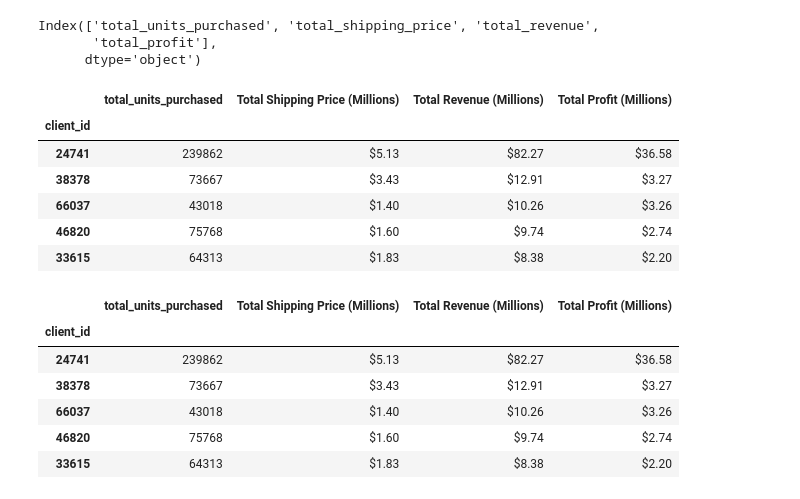
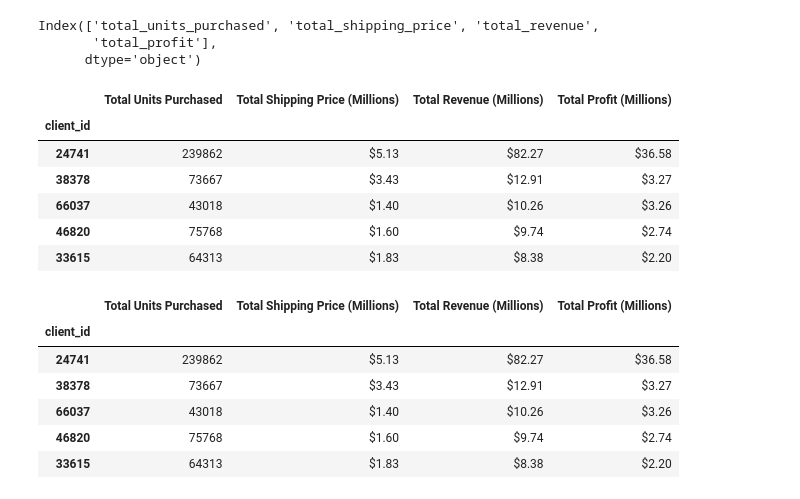
Before and after one commit to willatwater/pandas-challenge-1, a Jupyter notebook: wholesale_data_analysis_starter_code.ipynb, the cells around one changed output. Drawn from its saved outputs; the diff is of its cells as text; code cells hidden in the pictures.

```diff
--- a/wholesale_data_analysis_starter_code.ipynb
+++ b/wholesale_data_analysis_starter_code.ipynb
@@ -244,29 +244,30 @@ Index(['total_units_purchased', 'total_shipping_price', 'total_revenue',
 # %%
 # Format the data and rename the columns to names suitable for presentation.
 
 # Define the money columns.
 money_columns = ['total_shipping_price', 'total_revenue', 'total_profit']
 
 # Define a function that converts a dollar amount to millions.
 def currency_format(amount):
     return f"${amount/1000000:.2f}"
 
 
 # Apply the currency_format_millions function to only the money columns.
 for column in money_columns:
     summary_df[column] = summary_df[column].apply(currency_format)
 
 
 # Rename the columns to reflect the change in the money format.
 summary_df = summary_df.rename(columns={
+    'total_units_purchased': 'Total Units Purchased',
     'total_shipping_price': 'Total Shipping Price (Millions)',
     'total_revenue': 'Total Revenue (Millions)',
     'total_profit': 'Total Profit (Millions)'
 })
 
 summary_df
 # %% [output]
-|  | total_units_purchased | Total Shipping Price (Millions) | Total Revenue (Millions) | Total Profit (Millions) |
+|  | Total Units Purchased | Total Shipping Price (Millions) | Total Revenue (Millions) | Total Profit (Millions) |
 | client_id |  |  |  |  |
 | 24741 | 239862 | $5.13 | $82.27 | $36.58 |
 | 38378 | 73667 | $3.43 | $12.91 | $3.27 |
@@ -279,7 +280,7 @@ summary_df
 final_df = summary_df.sort_values(by='Total Profit (Millions)', ascending=False)
 final_df
 # %% [output]
-|  | total_units_purchased | Total Shipping Price (Millions) | Total Revenue (Millions) | Total Profit (Millions) |
+|  | Total Units Purchased | Total Shipping Price (Millions) | Total Revenue (Millions) | Total Profit (Millions) |
 | client_id |  |  |  |  |
 | 24741 | 239862 | $5.13 | $82.27 | $36.58 |
 | 38378 | 73667 | $3.43 | $12.91 | $3.27 |
```
Also changed, not shown: parts of 1 cell of this notebook.
